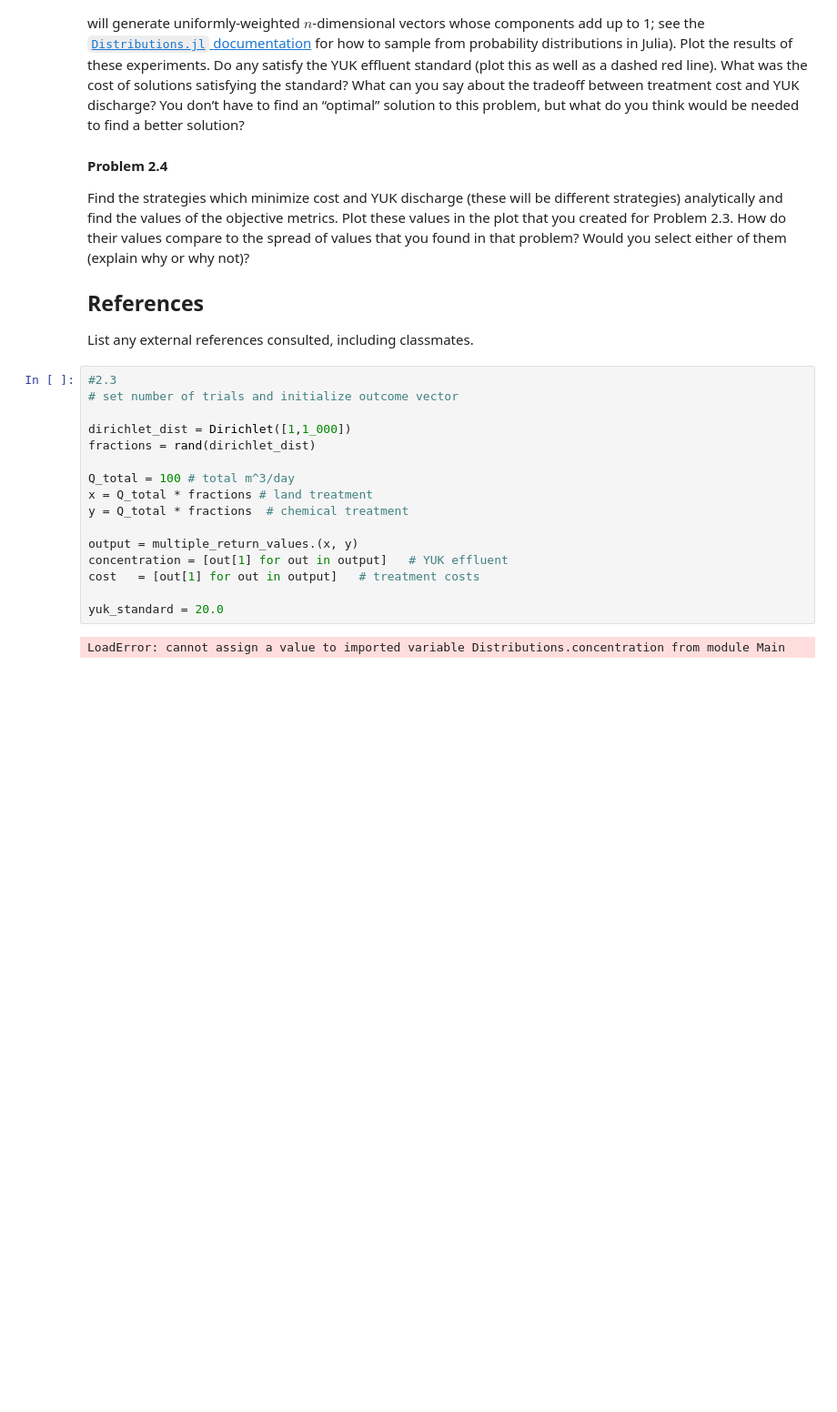
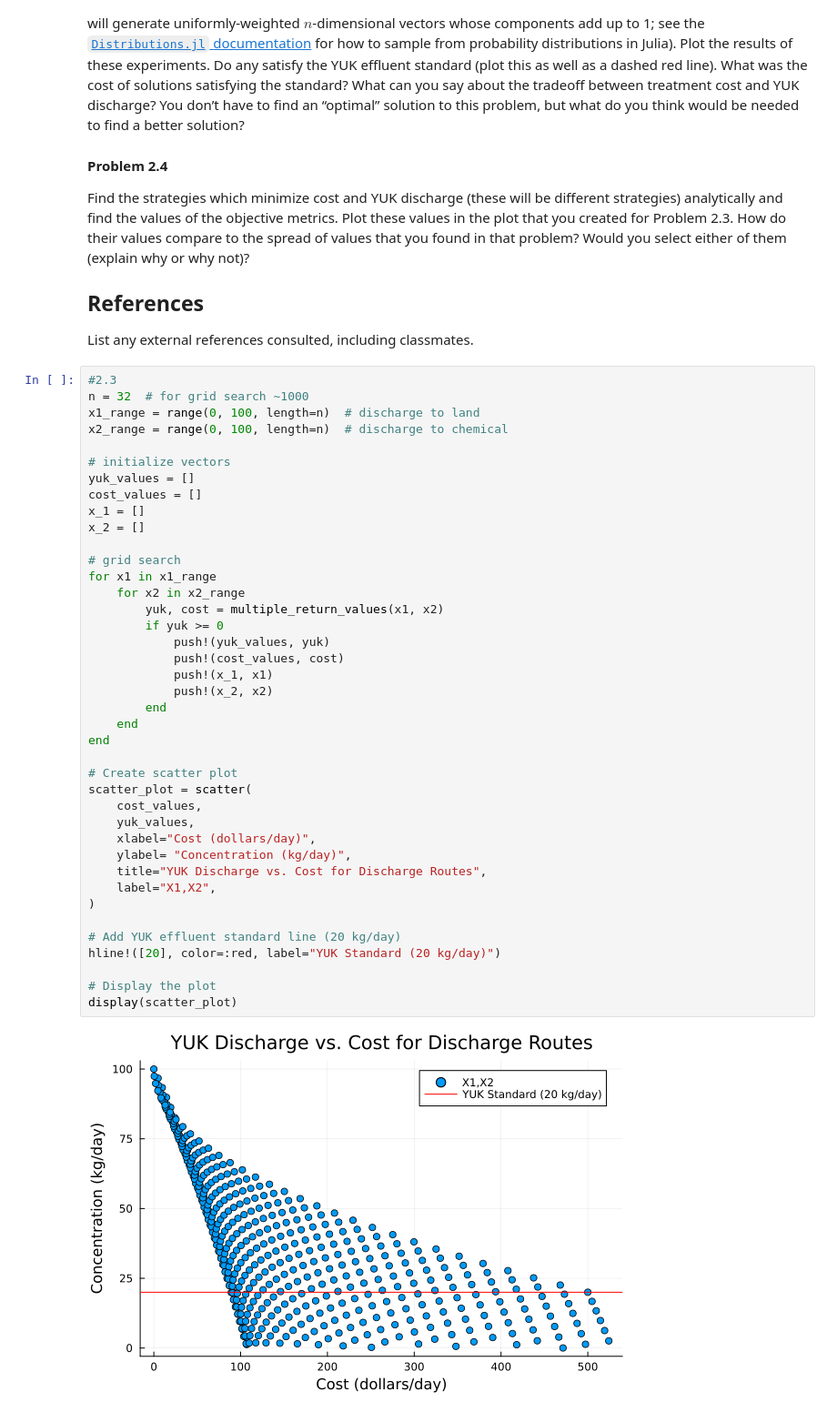
Before and after one commit to BEE4750-FA25/bee4750-hw1-cpj35, a Jupyter notebook: hw01.ipynb, the cells around one changed output. Shown at 91% size. Saved outputs shown, nothing was run; the diff lists cells and outputs as text; blank space fills up the shorter version.

```diff
--- a/hw01.ipynb
+++ b/hw01.ipynb
@@ -351,19 +351,43 @@ that problem? Would you select either of them (explain why or why not)?
 List any external references consulted, including classmates.
 # %%
 #2.3
-# set number of trials and initialize outcome vector
+n = 32  # for grid search ~1000
+x1_range = range(0, 100, length=n)  # discharge to land
+x2_range = range(0, 100, length=n)  # discharge to chemical
 
-dirichlet_dist = Dirichlet([1,1_000])
-fractions = rand(dirichlet_dist)
+# initialize vectors
+yuk_values = []
+cost_values = []
+x_1 = []
+x_2 = []
 
-Q_total = 100 # total m^3/day
-x = Q_total * fractions # land treatment
-y = Q_total * fractions  # chemical treatment
+# grid search
+for x1 in x1_range
+    for x2 in x2_range
+        yuk, cost = multiple_return_values(x1, x2)
+        if yuk >= 0
+            push!(yuk_values, yuk)
+            push!(cost_values, cost)
+            push!(x_1, x1)
+            push!(x_2, x2)
+        end
+    end
+end
 
-output = multiple_return_values.(x, y)
-concentration = [out[1] for out in output]   # YUK effluent
-cost   = [out[1] for out in output]   # treatment costs
+# Create scatter plot
+scatter_plot = scatter(
+    cost_values,
+    yuk_values,
+    xlabel="Cost (dollars/day)",
+    ylabel= "Concentration (kg/day)",
+    title="YUK Discharge vs. Cost for Discharge Routes",
+    label="X1,X2",
+)
 
-yuk_standard = 20.0
+# Add YUK effluent standard line (20 kg/day)
+hline!([20], color=:red, label="YUK Standard (20 kg/day)")
+
+# Display the plot
+display(scatter_plot)
 # %% [output]
-LoadError: cannot assign a value to imported variable Distributions.concentration from module Main
+[figure, added]
```
